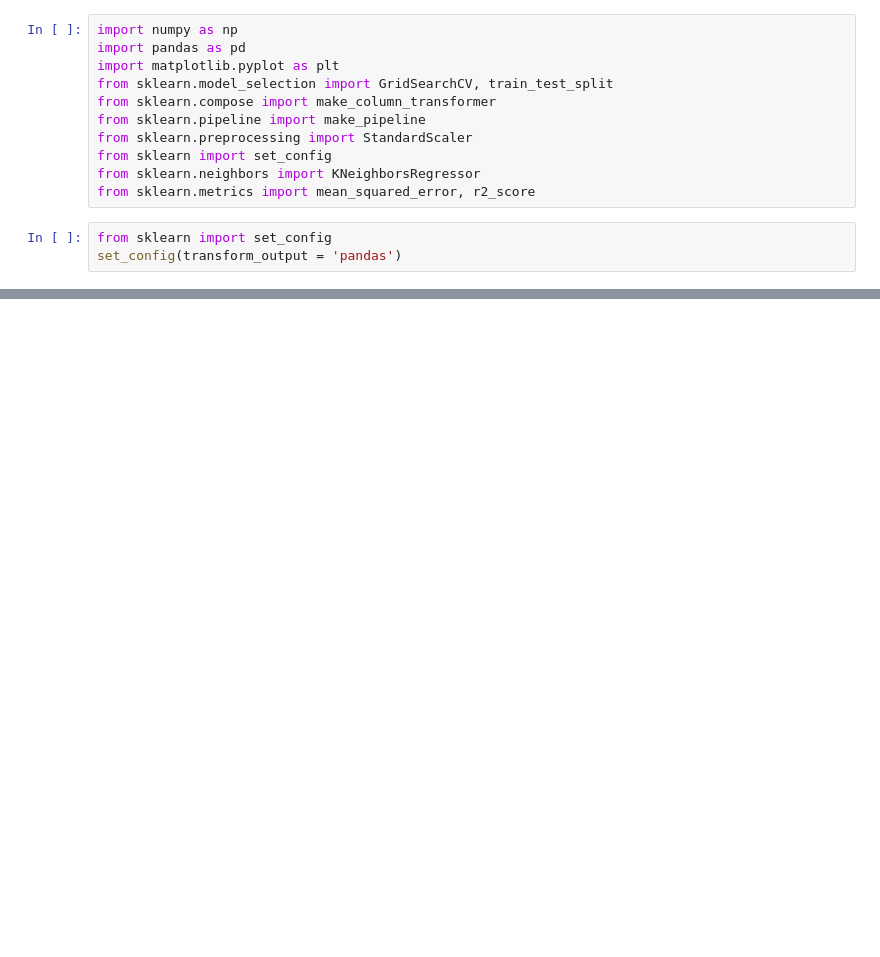
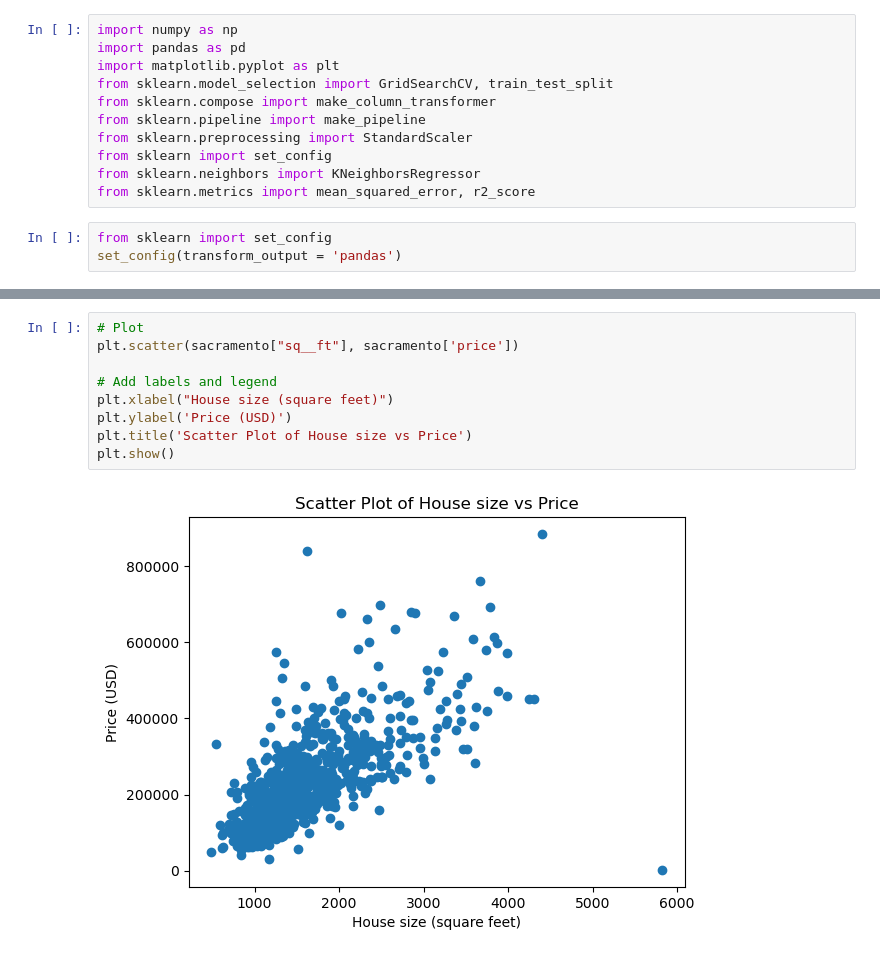
Before and after one commit to jcpeinado/LCR, a Jupyter notebook: 01_materials/notebooks/class_notes_01-09-2025.ipynb, the cells around one changed output, grey strips where cells are left out. Cells and saved outputs as stored; diff of their text form; blank space fills up the shorter version.

```diff
--- a/01_materials/notebooks/class_notes_01-09-2025.ipynb
+++ b/01_materials/notebooks/class_notes_01-09-2025.ipynb
@@ -20,0 +33,11 @@ FileNotFoundError: [Errno 2] No such file or directory: 'dataset/sacramento.csv'
+# %%
+# Plot
+plt.scatter(sacramento["sq__ft"], sacramento['price'])
+
+# Add labels and legend
+plt.xlabel("House size (square feet)")
+plt.ylabel('Price (USD)')
+plt.title('Scatter Plot of House size vs Price')
+plt.show()
+# %% [output]
+[figure, added]
```
Also changed, not shown: parts of 21 cells of this notebook, 1 other file.
